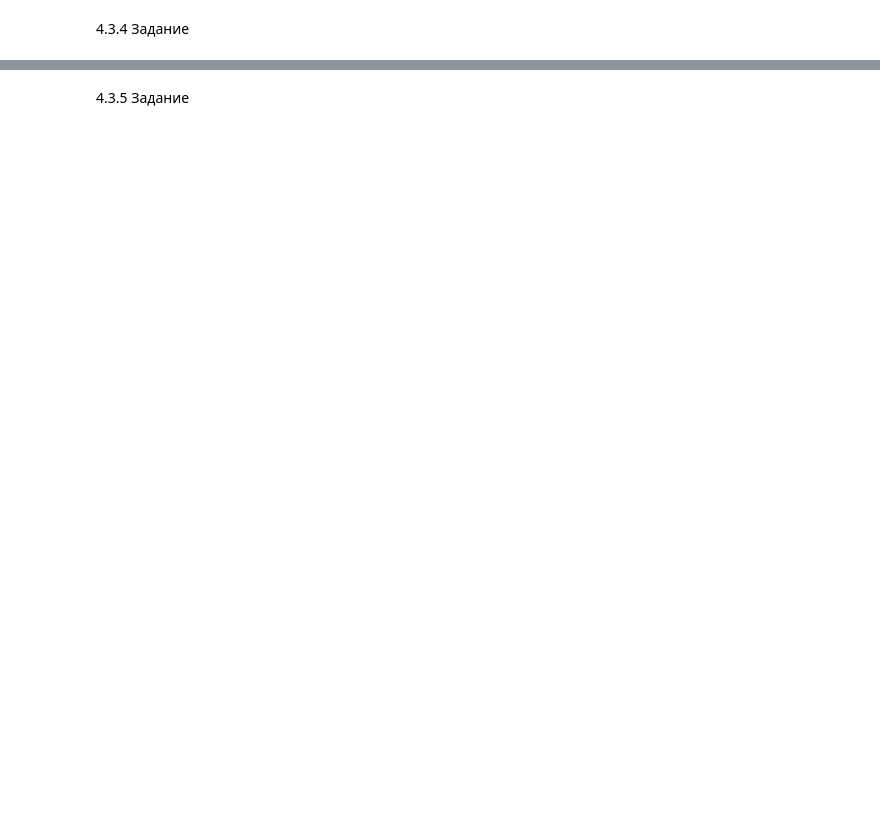
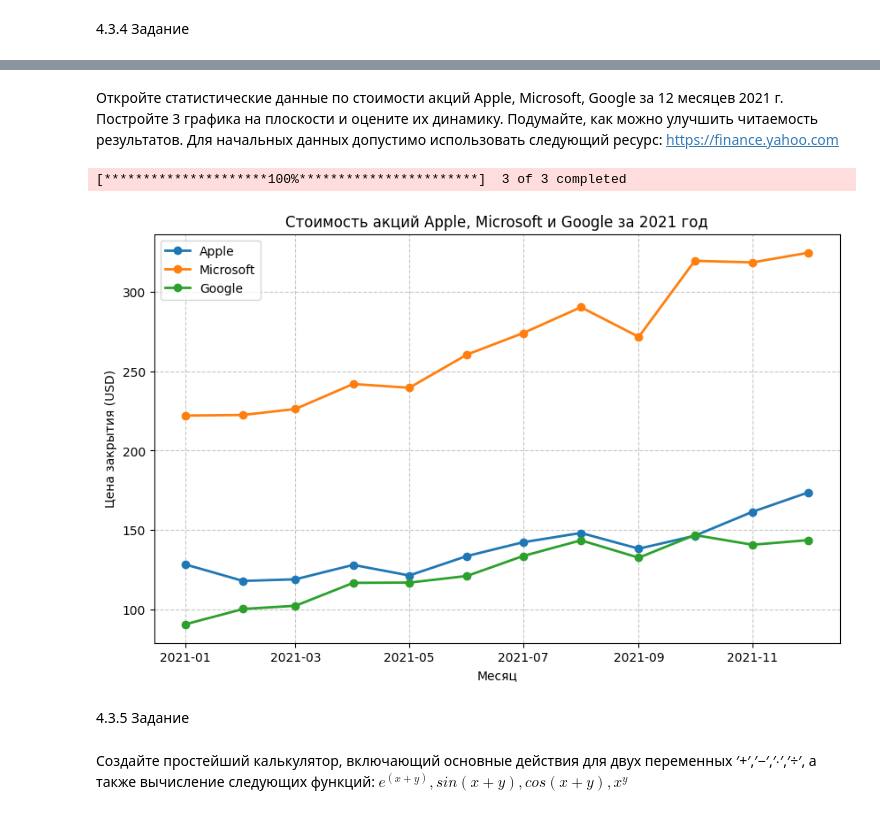
Before and after one commit to Rusick0/AI_Practice, a Jupyter notebook: AI1.ipynb, the cells around one changed output, grey strips where cells are left out. Saved outputs shown, nothing was run; the diff lists cells and outputs as text; code cells hidden in the pictures; blank space fills up the shorter version.

```diff
--- a/AI1.ipynb
+++ b/AI1.ipynb
@@ -387,3 +265,46 @@ print("Вывод: по графику можно сравнить динами
+# %% [markdown]
+Откройте статистические данные по стоимости акций Apple,
+Microsoft, Google за 12 месяцев 2021 г. Постройте 3 графика на
+плоскости и оцените их динамику. Подумайте, как можно улучшить
+читаемость результатов.
+Для начальных данных допустимо использовать следующий ресурс:
+https://finance.yahoo.com
+# %%
+import yfinance as yf
+import matplotlib.pyplot as plt
+
+# 1. Загрузка данных
+# Тикеры: AAPL (Apple), MSFT (Microsoft), GOOGL (Google)
+tickers = ['AAPL', 'MSFT', 'GOOGL']
+
+# Скачиваем данные за 2021 год с интервалом в 1 месяц (1mo)
+data = yf.download(tickers, start='2021-01-01', end='2021-12-31', interval='1mo')
+
+# Нас интересуют только цены закрытия месяца
+close_prices = data['Close']
+
+# 2. Построение графика
+plt.figure(figsize=(10, 6))
+plt.grid(True, linestyle='--', alpha=0.7)  # Сделали сетку чуть прозрачнее для комфортного чтения
+
+# Используем close_prices.index (даты) для оси X
+# Параметр marker='o' добавляет точки на каждый месяц, улучшая читаемость динамики
+plt.plot(close_prices.index, close_prices['AAPL'], label="Apple", marker='o', linewidth=2)
+plt.plot(close_prices.index, close_prices['MSFT'], label="Microsoft", marker='o', linewidth=2)
+plt.plot(close_prices.index, close_prices['GOOGL'], label="Google", marker='o', linewidth=2)
+
+plt.title("Стоимость акций Apple, Microsoft и Google за 2021 год")
+plt.xlabel("Месяц")
+plt.ylabel("Цена закрытия (USD)")
+plt.legend()
+plt.show()
+# %% [output]
+[*********************100%***********************]  3 of 3 completed
+[figure, added]
 # %% [markdown]
 4.3.5 Задание
+# %% [markdown]
+Создайте простейший калькулятор, включающий основные действия
+для двух переменных ′+′,′−′,′∙′,′÷′, а также вычисление
+следующих функций: $e^{(x+y)},sin(x+y),cos(x+y),x^y$
 # %%
```
Also changed, not shown: parts of 54 cells of this notebook.
